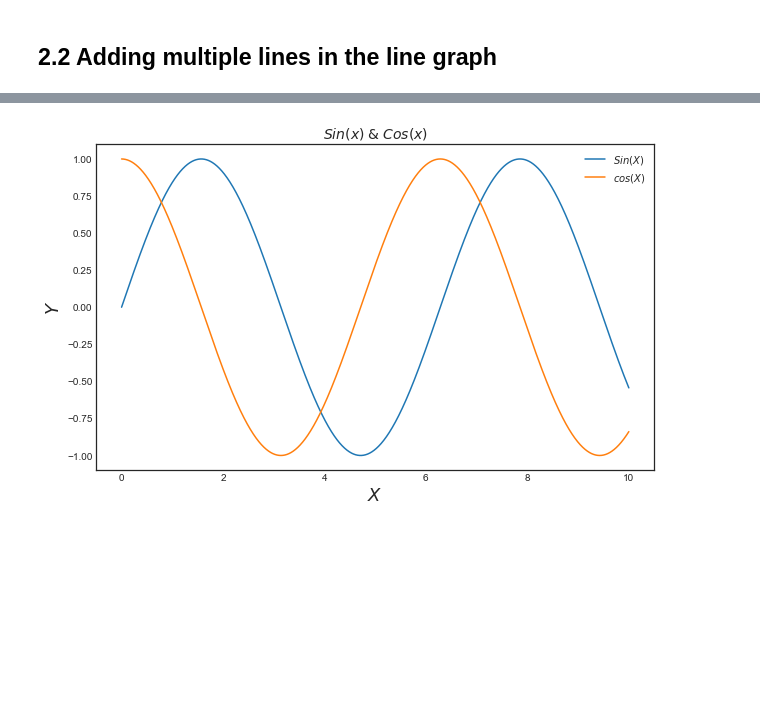
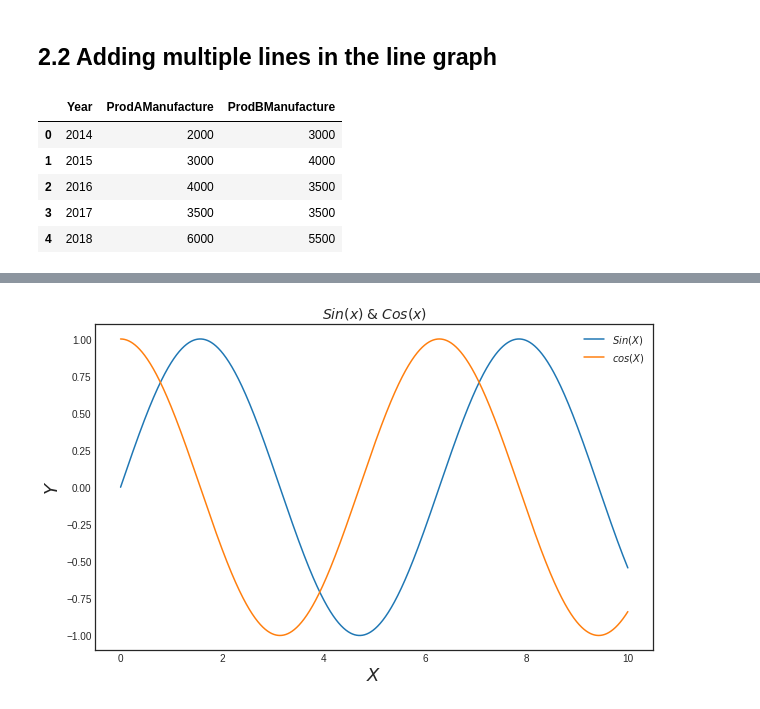
Before and after one commit to itratrahman/data_science_training, a Jupyter notebook: notebooks/4_crash_course_data_visualization.ipynb, the cells around one changed output, grey strips where cells are left out. Cells and saved outputs as stored; diff of their text form; code cells hidden in the pictures; blank space fills up the shorter version.

```diff
--- a/notebooks/4_crash_course_data_visualization.ipynb
+++ b/notebooks/4_crash_course_data_visualization.ipynb
@@ -356,5 +391,14 @@ plt.show()
 # %% [markdown]
 ## 2.2 Adding multiple lines in the line graph
+# %%
+product
+# %% [output]
+|  | Year | ProdAManufacture | ProdBManufacture |
+| 0 | 2014 | 2000 | 3000 |
+| 1 | 2015 | 3000 | 4000 |
+| 2 | 2016 | 4000 | 3500 |
+| 3 | 2017 | 3500 | 3500 |
+| 4 | 2018 | 6000 | 5500 |
 # %%
 product = pd.DataFrame({"Year" : [2014,2015,2016,2017,2018],
                   "ProdAManufacture" : [2000, 3000, 4000, 3500, 6000],
```
Also changed, not shown: parts of 42 cells of this notebook, 42 other files.
